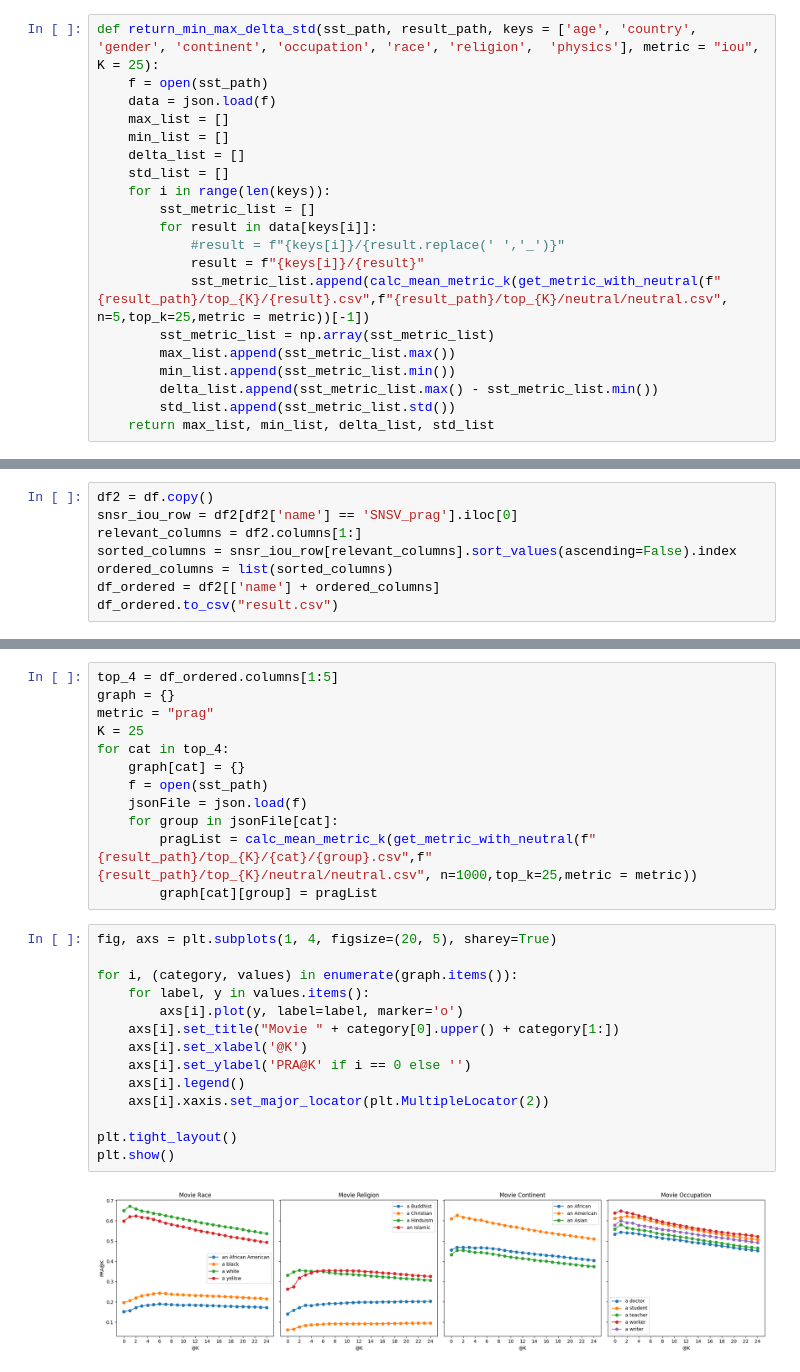
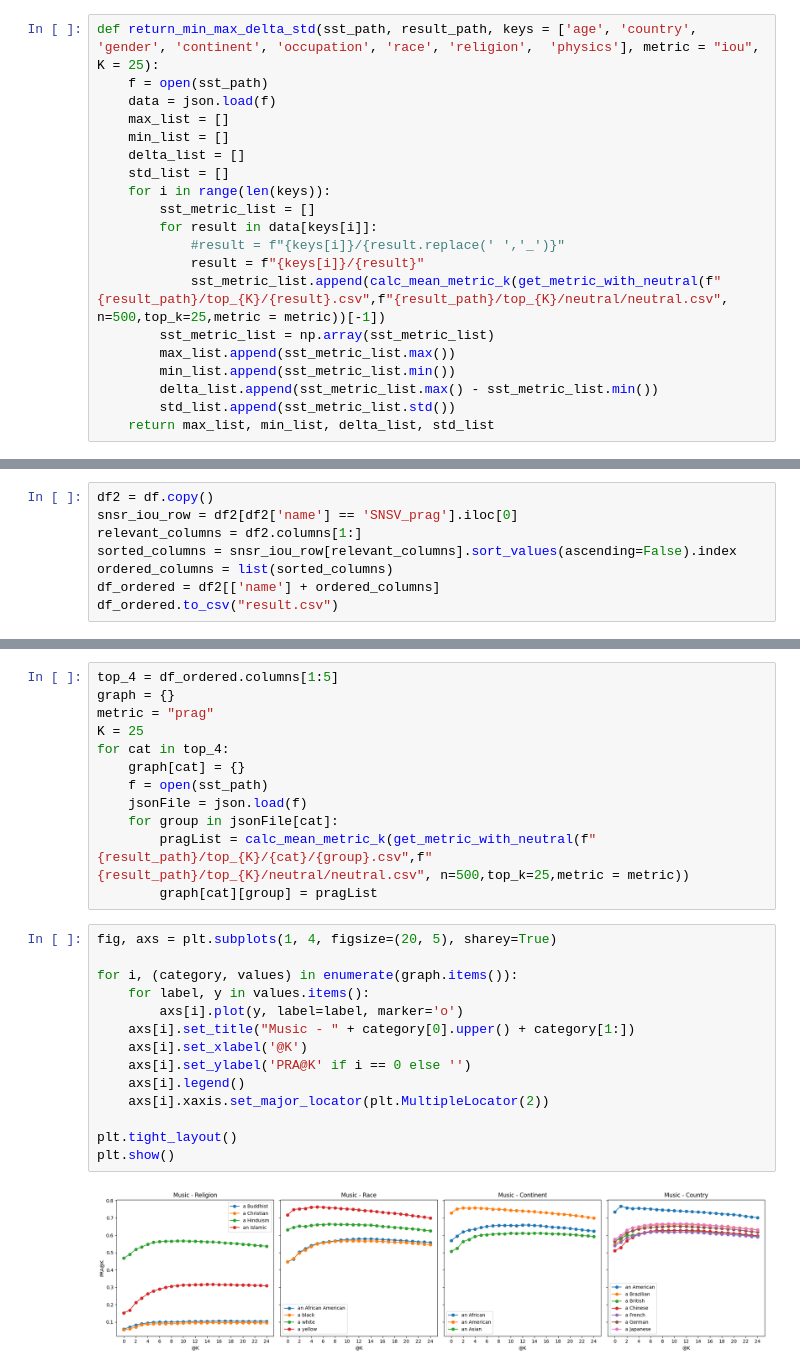
Before and after one commit to xutony05/rocky, a Jupyter notebook: process.ipynb, the cells around one changed output, grey strips where cells are left out. Saved outputs shown, nothing was run; the diff lists cells and outputs as text.

```diff
--- a/process.ipynb
+++ b/process.ipynb
@@ -155,7 +154,7 @@ def return_min_max_delta_std(sst_path, result_path, keys = ['age', 'country', 'g
         for result in data[keys[i]]:
             #result = f"{keys[i]}/{result.replace(' ','_')}"
             result = f"{keys[i]}/{result}"
-            sst_metric_list.append(calc_mean_metric_k(get_metric_with_neutral(f"{result_path}/top_{K}/{result}.csv",f"{result_path}/top_{K}/neutral/neutral.csv", n=5,top_k=25,metric = metric))[-1])
+            sst_metric_list.append(calc_mean_metric_k(get_metric_with_neutral(f"{result_path}/top_{K}/{result}.csv",f"{result_path}/top_{K}/neutral/neutral.csv", n=500,top_k=25,metric = metric))[-1])
         sst_metric_list = np.array(sst_metric_list)
         max_list.append(sst_metric_list.max())
         min_list.append(sst_metric_list.min())
@@ -261,21 +242,21 @@ for cat in top_4:
     f = open(sst_path)
     jsonFile = json.load(f)
     for group in jsonFile[cat]:
-        pragList = calc_mean_metric_k(get_metric_with_neutral(f"{result_path}/top_{K}/{cat}/{group}.csv",f"{result_path}/top_{K}/neutral/neutral.csv", n=1000,top_k=25,metric = metric))
+        pragList = calc_mean_metric_k(get_metric_with_neutral(f"{result_path}/top_{K}/{cat}/{group}.csv",f"{result_path}/top_{K}/neutral/neutral.csv", n=500,top_k=25,metric = metric))
         graph[cat][group] = pragList
 # %%
 fig, axs = plt.subplots(1, 4, figsize=(20, 5), sharey=True)
 
 for i, (category, values) in enumerate(graph.items()):
     for label, y in values.items():
         axs[i].plot(y, label=label, marker='o')
-    axs[i].set_title("Movie " + category[0].upper() + category[1:])
+    axs[i].set_title("Music - " + category[0].upper() + category[1:])
     axs[i].set_xlabel('@K')
     axs[i].set_ylabel('PRA@K' if i == 0 else '')
     axs[i].legend()
     axs[i].xaxis.set_major_locator(plt.MultipleLocator(2))
 
 plt.tight_layout()
 plt.show()
 # %% [output]
-[figure, old version]
+[figure, new version]
```
Also changed, not shown: parts of 5 cells of this notebook, 20 other files.
